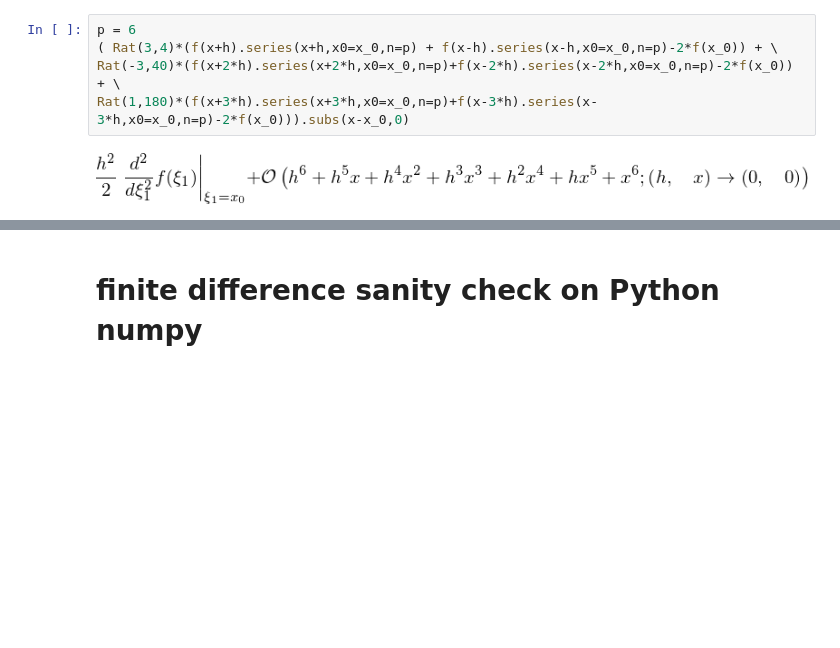
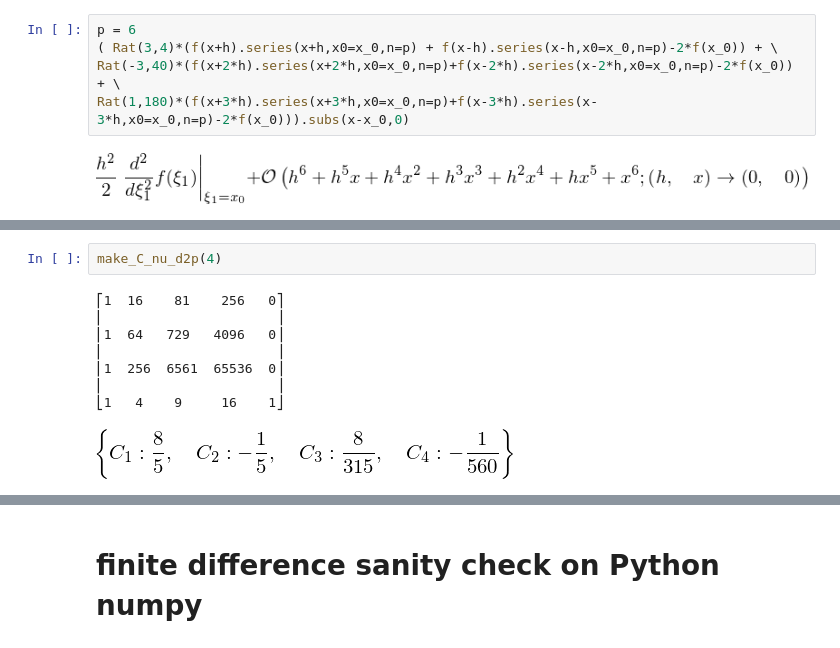
Before and after one commit to bubnicbf/phys_410, a Jupyter notebook: finitediff.ipynb, the cells around one changed output, grey strips where cells are left out. Cells and saved outputs as stored; diff of their text form; blank space fills up the shorter version.

```diff
--- a/finitediff.ipynb
+++ b/finitediff.ipynb
@@ -476,0 +566,11 @@ Rat(1,180)*(f(x+3*h).series(x+3*h,x0=x_0,n=p)+f(x-3*h).series(x-3*h,x0=x_0,n=p)-
+# %%
+make_C_nu_d2p(4)
+# %% [output]
+⎡1  16    81    256   0⎤
+⎢                      ⎥
+⎢1  64   729   4096   0⎥
+⎢                      ⎥
+⎢1  256  6561  65536  0⎥
+⎢                      ⎥
+⎣1   4    9     16    1⎦
+[figure, added]
```
Also changed, not shown: parts of 18 cells of this notebook.
